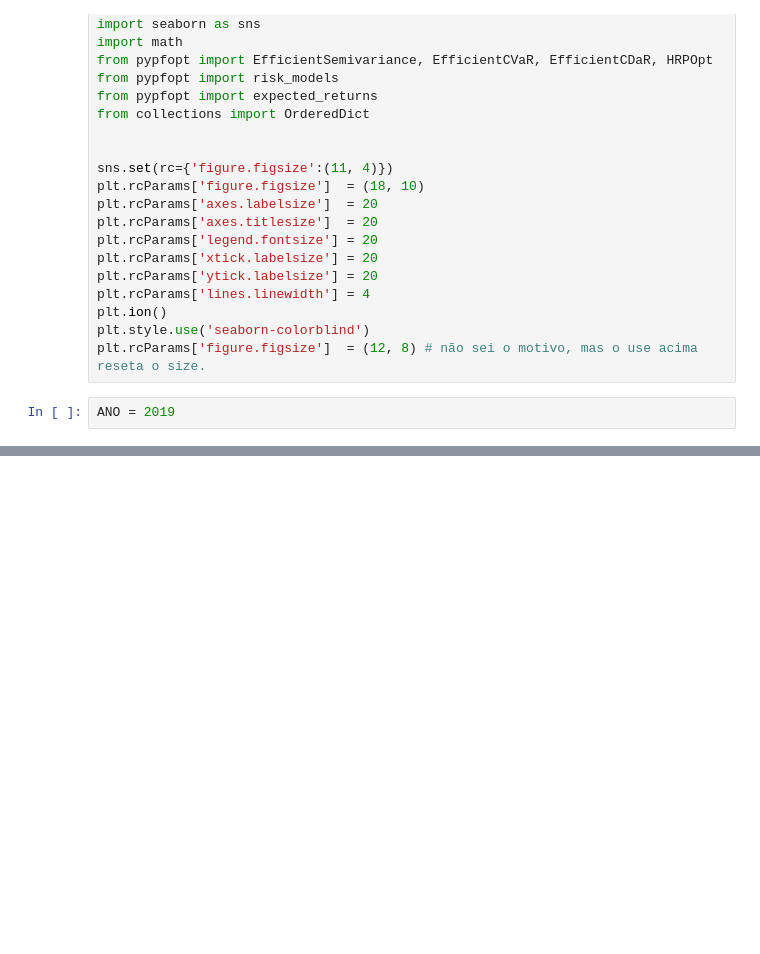
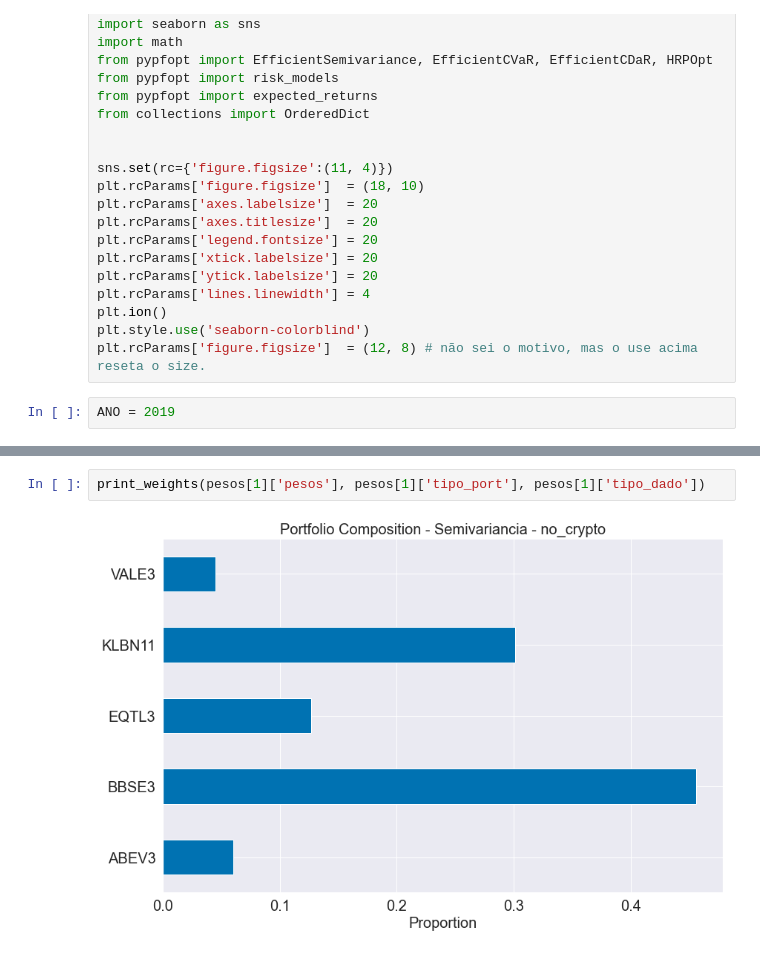
Before and after one commit to viengg/crypto-mpt, a Jupyter notebook: notebook2.ipynb, the cells around one changed output, grey strips where cells are left out. Drawn from its saved outputs; the diff is of its cells as text; blank space fills up the shorter version.

```diff
--- a/notebook2.ipynb
+++ b/notebook2.ipynb
@@ -186,0 +175,4 @@ plot_weights(raw_weights)
+# %%
+print_weights(pesos[1]['pesos'], pesos[1]['tipo_port'], pesos[1]['tipo_dado'])
+# %% [output]
+[figure, added]
```
Also changed, not shown: parts of 20 cells of this notebook, 20 other files.
